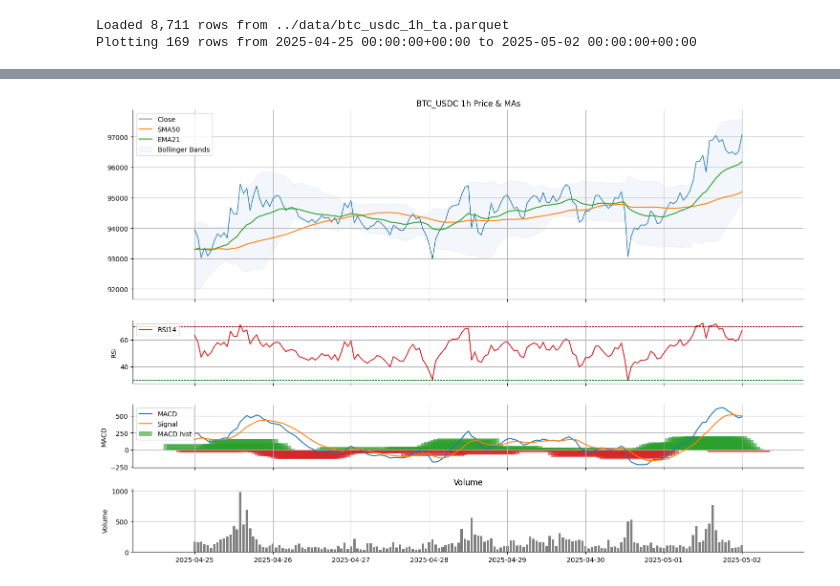
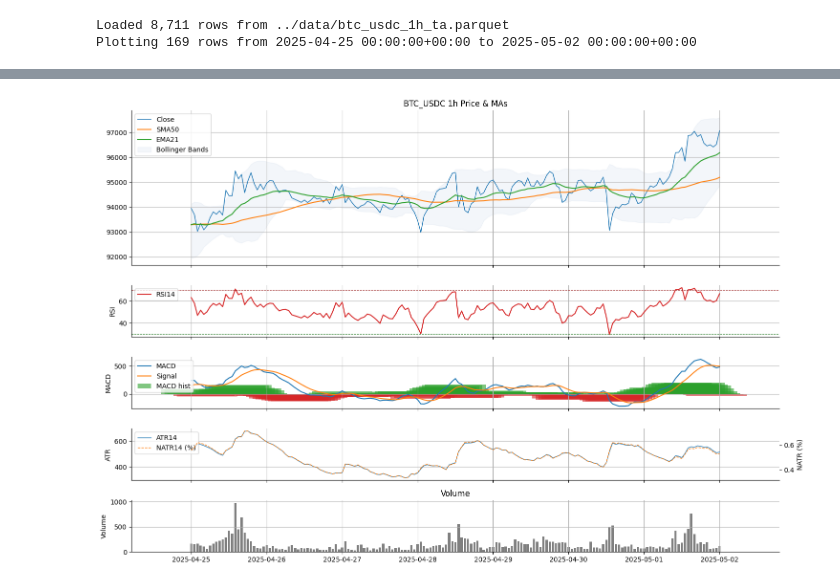
Before and after one commit to sloutmyv/crypto-ai-bot-v1, a Jupyter notebook: S2/preview.ipynb, the cells around one changed output, grey strips where cells are left out. Cells and saved outputs as stored; diff of their text form; code cells hidden in the pictures.

```diff
--- a/S2/preview.ipynb
+++ b/S2/preview.ipynb
@@ -41,7 +74,11 @@ plt.rcParams.update({
     'axes.spines.right': False,
 })
 
-fig, axes = plt.subplots(4, 1, sharex=True, gridspec_kw={'height_ratios':[3,1,1,1]})
+# Layout : Price (3) | RSI | MACD | ATR/NATR | Volume
+fig, axes = plt.subplots(
+    5, 1, sharex=True,
+    gridspec_kw={'height_ratios': [3, 1, 1, 1, 1]}
+)
 
 # --- Price & Moving Averages + Bollinger ---
 ax_price = axes[0]
@@ -57,35 +94,58 @@ ax_price.set_title(f"{SYMBOL.upper()} {INTERVAL} Price & MAs")
 ax_price.legend(loc='upper left')
 
 # --- RSI ---
 ax_rsi = axes[1]
 if 'rsi14' in df.columns:
     ax_rsi.plot(df['open_dt'], df['rsi14'], color='#d62728', label='RSI14')
     ax_rsi.axhline(70, ls='--', lw=0.8, color='#8b0000')
     ax_rsi.axhline(30, ls='--', lw=0.8, color='#006400')
     ax_rsi.set_ylabel('RSI')
     ax_rsi.legend(loc='upper left')
 else:
-    ax_rsi.text(0.5,0.5,'RSI not in dataset', ha='center', va='center')
+    ax_rsi.text(0.5, 0.5, 'RSI not in dataset', ha='center', va='center')
 
 # --- MACD ---
 ax_macd = axes[2]
 if 'MACD_12_26_9' in df.columns:
-    colors = ['#2ca02c' if v>=0 else '#d62728' for v in df['MACDh_12_26_9']]
+    colors = ['#2ca02c' if v >= 0 else '#d62728' for v in df['MACDh_12_26_9']]
     ax_macd.bar(df['open_dt'], df['MACDh_12_26_9'], color=colors, alpha=0.6, label='MACD hist')
     ax_macd.plot(df['open_dt'], df['MACD_12_26_9'], color='#1f77b4', label='MACD')
     ax_macd.plot(df['open_dt'], df['MACDs_12_26_9'], color='#ff7f0e', label='Signal')
     ax_macd.set_ylabel('MACD')
     ax_macd.legend(loc='upper left')
 else:
-    ax_macd.text(0.5,0.5,'MACD not in dataset', ha='center', va='center')
+    ax_macd.text(0.5, 0.5, 'MACD not in dataset', ha='center', va='center')
+
+# --- ATR (abs) + NATR (%) sur axe secondaire ---
+ax_atr = axes[3]
+if 'atr14' in df.columns:
+    line_atr, = ax_atr.plot(df['open_dt'], df['atr14'], color='#1f77b4', lw=1, label='ATR14')
+    ax_atr.set_ylabel('ATR')
+
+    handles = [line_atr]
+    labels = ['ATR14']
+
+    if 'natr14' in df.columns:
+        ax_natr = ax_atr.twinx()
+        line_natr, = ax_natr.plot(df['open_dt'], df['natr14'], color='#ff7f0e', lw=1, ls='--', label='NATR14 (%)')
+        ax_natr.set_ylabel('NATR (%)')
+        # Ligth grid disable on secondary y to keep plot clean
+        ax_natr.grid(False)
+
+        handles.append(line_natr)
+        labels.append('NATR14 (%)')
+
+    ax_atr.legend(handles, labels, loc='upper left')
+else:
+    ax_atr.text(0.5, 0.5, 'ATR not in dataset', ha='center', va='center')
 
 # --- Volume ---
-ax_vol = axes[3]
+ax_vol = axes[4]
 ax_vol.bar(df['open_dt'], df['volume'], width=0.03, color='#7f7f7f')
 ax_vol.set_ylabel('Volume')
 ax_vol.set_title('Volume')
 
 plt.tight_layout()
 plt.show()
 # %% [output]
-[figure, old version]
+[figure, new version]
```
Also changed, not shown: parts of 3 cells of this notebook, 3 other files.
